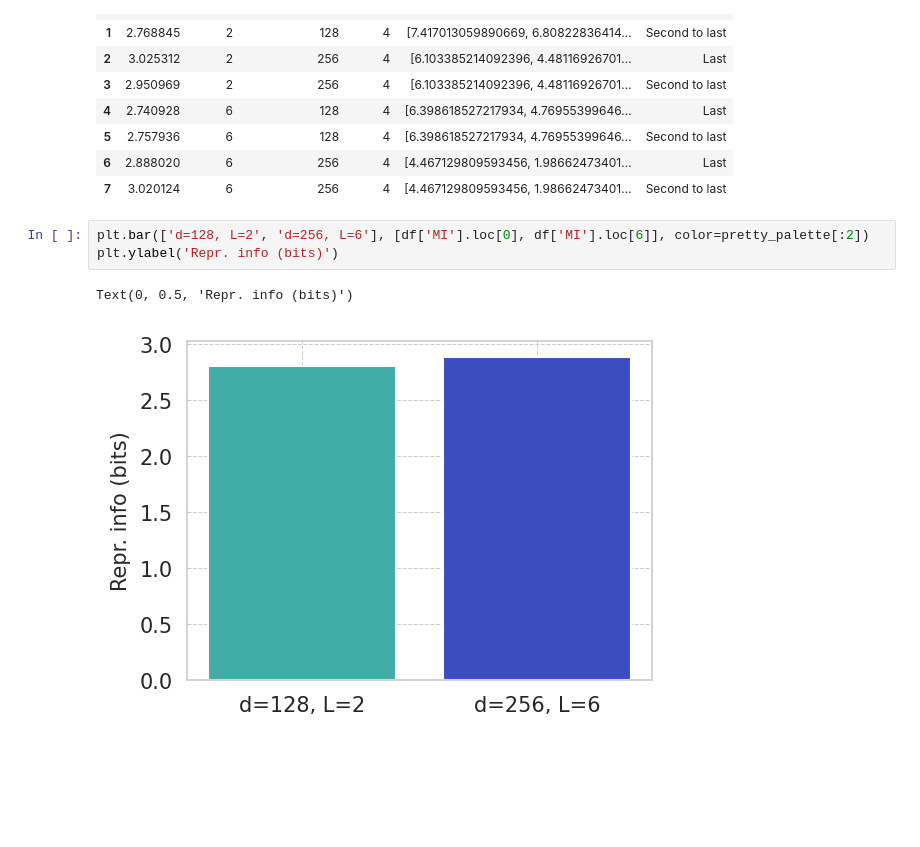
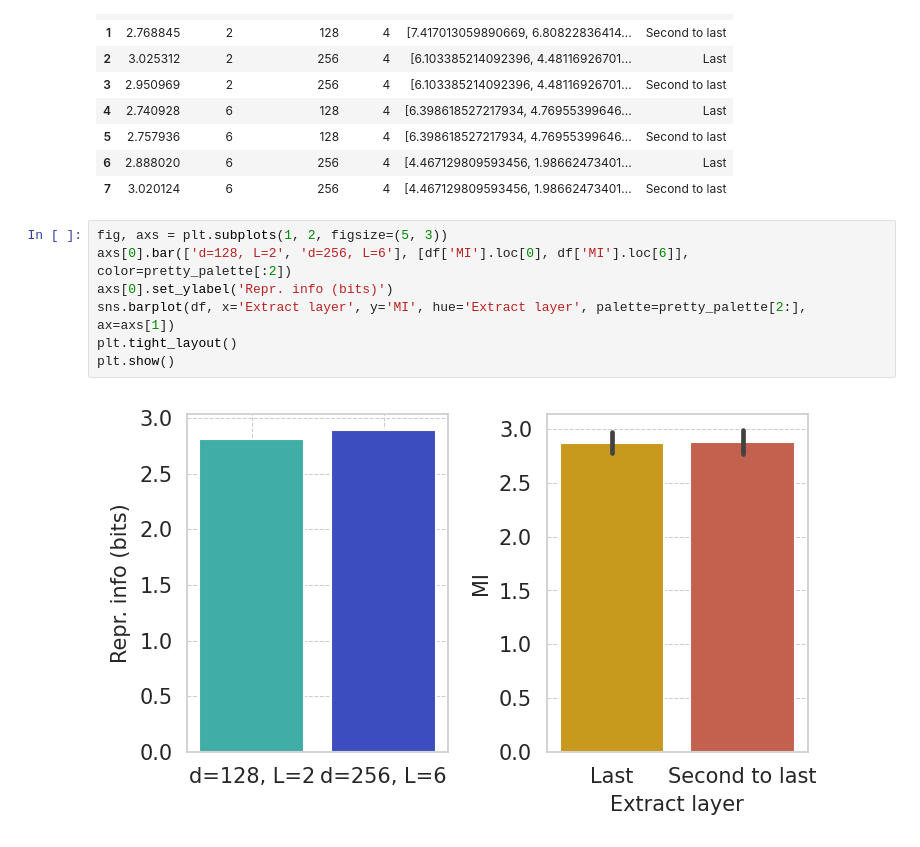
Before and after one commit to ggdna/scScaling, a Jupyter notebook: results/Tx_screen_plots.ipynb, the cells around one changed output. Cells and saved outputs as stored; diff of their text form; blank space fills up the shorter version.

```diff
--- a/results/Tx_screen_plots.ipynb
+++ b/results/Tx_screen_plots.ipynb
@@ -32,8 +32,11 @@ df
 | 6 | 2.888020 | 6 | 256 | 4 | [4.467129809593456, 1.98662473401... | Last |
 | 7 | 3.020124 | 6 | 256 | 4 | [4.467129809593456, 1.98662473401... | Second to last |
 # %%
-plt.bar(['d=128, L=2', 'd=256, L=6'], [df['MI'].loc[0], df['MI'].loc[6]], color=pretty_palette[:2])
-plt.ylabel('Repr. info (bits)')
+fig, axs = plt.subplots(1, 2, figsize=(5, 3))
+axs[0].bar(['d=128, L=2', 'd=256, L=6'], [df['MI'].loc[0], df['MI'].loc[6]], color=pretty_palette[:2])
+axs[0].set_ylabel('Repr. info (bits)')
+sns.barplot(df, x='Extract layer', y='MI', hue='Extract layer', palette=pretty_palette[2:], ax=axs[1])
+plt.tight_layout()
+plt.show()
 # %% [output]
-Text(0, 0.5, 'Repr. info (bits)')
-[figure, old version]
+[figure, new version]
```
Also changed, not shown: parts of 1 cell of this notebook, 6 other files.
